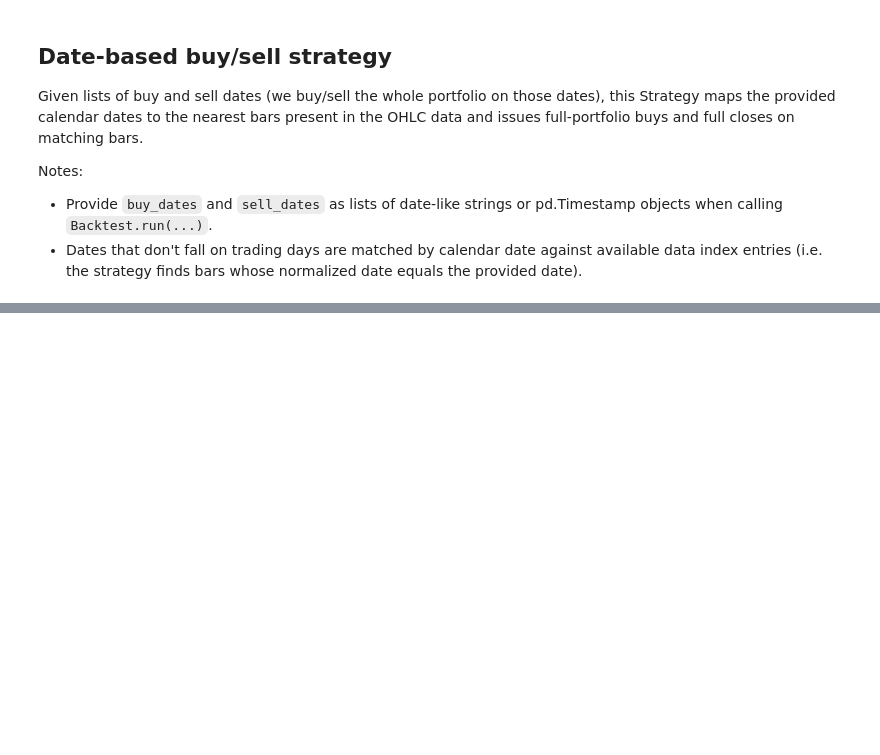
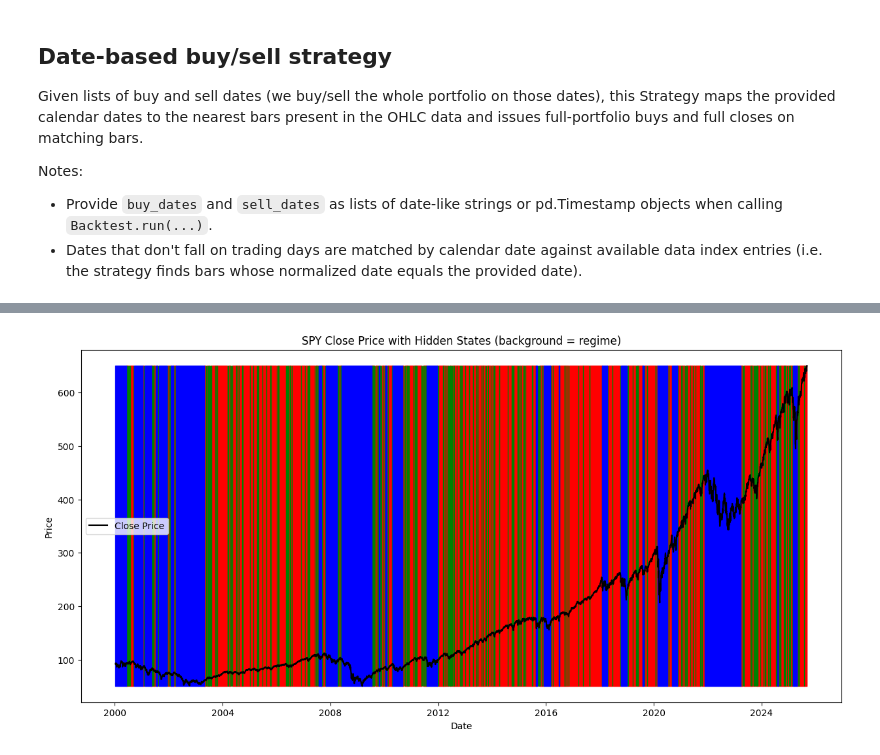
Before and after one commit to ivanleekk/financial-data-toolkit, a Jupyter notebook: notebooks/init.ipynb, the cells around one changed output, grey strips where cells are left out. Saved outputs shown, nothing was run; the diff lists cells and outputs as text; code cells hidden in the pictures; blank space fills up the shorter version.

```diff
--- a/notebooks/init.ipynb
+++ b/notebooks/init.ipynb
@@ -127,0 +264,16 @@ GridPlot(id='p5647', ...)
+# %%
+# use a hidden markov model to fit the data daily
+from hmmlearn.hmm import GaussianHMM
+import numpy as np
+
+# fit the model to the weekly returns
+model = GaussianHMM(n_components=3, covariance_type="full", n_iter=1000)
+# reshape the data
+returns = hist_spy['Daily Return'].dropna().values.reshape(-1, 1)
+model.fit(returns)
+# predict the hidden states
+hidden_states = model.predict(returns)
+# add the hidden states to the dataframe
+hist_spy = hist_spy.dropna()
+hist_spy['Hidden State'] = hidden_states
+hist_spy
@@ -127,0 +296,22 @@ GridPlot(id='p5647', ...)
+# %%
+# plot the hidden states as colours on a time series, with background color for regimes
+plt.figure(figsize=(15, 7))
+# for i in range(model.n_components):
+#     state = hist_spy['Hidden State'] == i
+#     plt.plot(hist_spy.index[state], hist_spy['Close'][state], '.', color=colors[i], label=f'State {i}')
+
+plt.plot(hist_spy.index, hist_spy['Close'], '-', color='black', label='Close Price')
+
+# Add background color for each regime
+for i in range(model.n_components):
+    mask = hist_spy['Hidden State'] == i
+    plt.fill_between(hist_spy.index, hist_spy['Close'].min(), hist_spy['Close'].max(),
+                     where=mask, color=colors[i], alpha=1)
+
+plt.title('SPY Close Price with Hidden States (background = regime)')
+plt.xlabel('Date')
+plt.ylabel('Price')
+plt.legend()
+plt.show()
+# %% [output]
+[figure, added]
```
Also changed, not shown: parts of 12 cells of this notebook, 2 other files.
